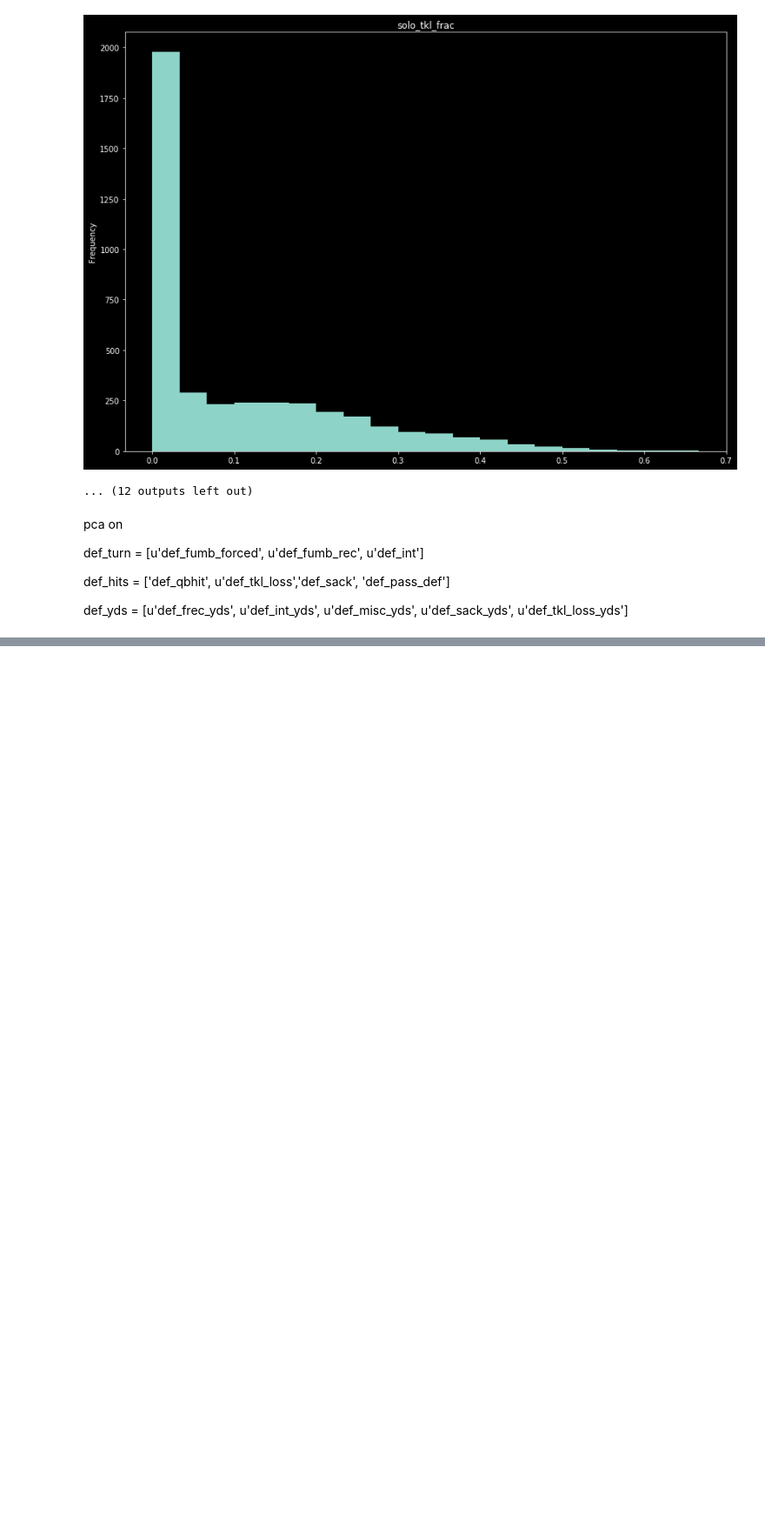
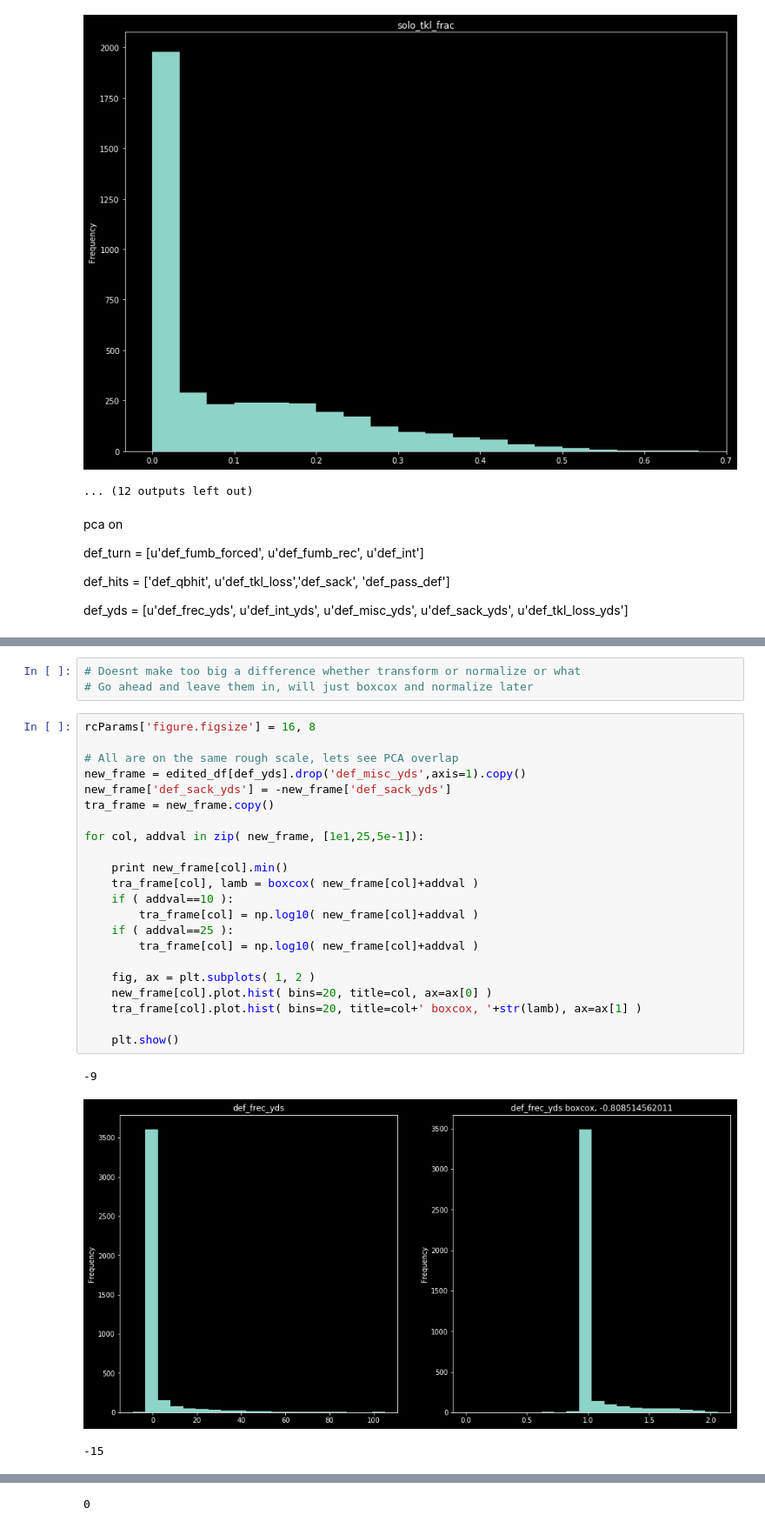
Before and after one commit to markertsean/Fantasy_Football, a Jupyter notebook: exploration/Team.ipynb, the cells around one changed output, grey strips where cells are left out. Shown at 87% size. Saved outputs shown, nothing was run; the diff lists cells and outputs as text; blank space fills up the shorter version.

```diff
--- a/exploration/Team.ipynb
+++ b/exploration/Team.ipynb
@@ -571,0 +668,29 @@ def_yds = [u'def_frec_yds', u'def_int_yds', u'def_misc_yds', u'def_sack_yds', u'
+# %%
+# Doesnt make too big a difference whether transform or normalize or what
+# Go ahead and leave them in, will just boxcox and normalize later
+# %%
+rcParams['figure.figsize'] = 16, 8
+
+# All are on the same rough scale, lets see PCA overlap
+new_frame = edited_df[def_yds].drop('def_misc_yds',axis=1).copy()
+new_frame['def_sack_yds'] = -new_frame['def_sack_yds']
+tra_frame = new_frame.copy()
+
+for col, addval in zip( new_frame, [1e1,25,5e-1]):
+
+    print new_frame[col].min()
+    tra_frame[col], lamb = boxcox( new_frame[col]+addval )
+    if ( addval==10 ):
+        tra_frame[col] = np.log10( new_frame[col]+addval )
+    if ( addval==25 ):
+        tra_frame[col] = np.log10( new_frame[col]+addval )
+
+    fig, ax = plt.subplots( 1, 2 )
+    new_frame[col].plot.hist( bins=20, title=col, ax=ax[0] )
+    tra_frame[col].plot.hist( bins=20, title=col+' boxcox, '+str(lamb), ax=ax[1] )
+
+    plt.show()
+# %% [output]
+-9
+[figure, added]
+-15
@@ -571,0 +698 @@ def_yds = [u'def_frec_yds', u'def_int_yds', u'def_misc_yds', u'def_sack_yds', u'
+0
```
Also changed, not shown: parts of 28 cells of this notebook.
